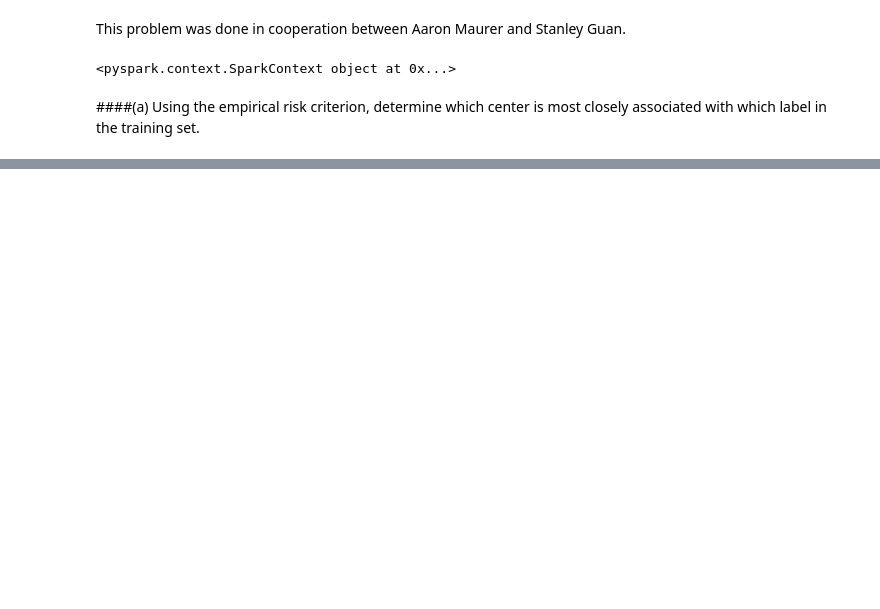
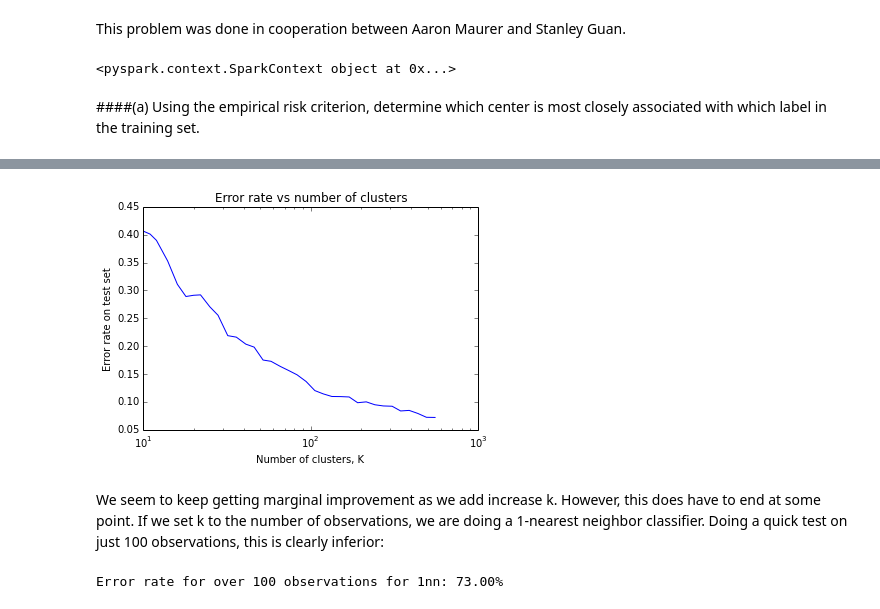
Before and after one commit to ajmaurer/Chicago-Course-Work, a Jupyter notebook: stat376/assn2_kmeans.ipynb, the cells around one changed output, grey strips where cells are left out. Saved outputs shown, nothing was run; the diff lists cells and outputs as text; code cells hidden in the pictures; blank space fills up the shorter version.

```diff
--- a/stat376/assn2_kmeans.ipynb
+++ b/stat376/assn2_kmeans.ipynb
@@ -275,0 +91,2 @@ Error rate: 6.52%
+# %%
+clustersK, clustersMatchK, ratesK = {},{},{}
@@ -275,0 +101,23 @@ Error rate: 6.52%
+# %%
+sortedRates = sorted(ratesK.items(),key=itemgetter(0))
+plt.plot([x[0] for x in sortedRates],[x[1] for x in sortedRates],'-')
+plt.xlabel('Number of clusters, K')
+plt.ylabel('Error rate on test set')
+plt.title('Error rate vs number of clusters')
+plt.xscale('log')
+# %% [output]
+[figure, added]
+# %% [markdown]
+We seem to keep getting marginal improvement as we add increase k. However, this does have to end at some point. If we set k to the number of observations, we are doing a 1-nearest neighbor classifier. Doing a quick test on just 100 observations, this is clearly inferior:
+# %%
+# Calculate error rate of 1nn over 100 obervations
+def findClosest(img):
+    return digits_train.map(lambda x: (x[0], np.linalg.norm(x[1] - img[1],2), x[1])).min(itemgetter(1))
+
+testsize = 100
+test = digits_dev.take(testsize)
+pred = [findClosest(x) for x in test]
+correct = sum([test[i][0]==pred[i][0] for i in range(testsize)])
+print 'Error rate for over %d observations for 1nn: %.2f%%' % (testsize,100-100*correct/float(testsize))
+# %% [output]
+Error rate for over 100 observations for 1nn: 73.00%
```
Also changed, not shown: parts of 37 cells of this notebook, 1 other file.
